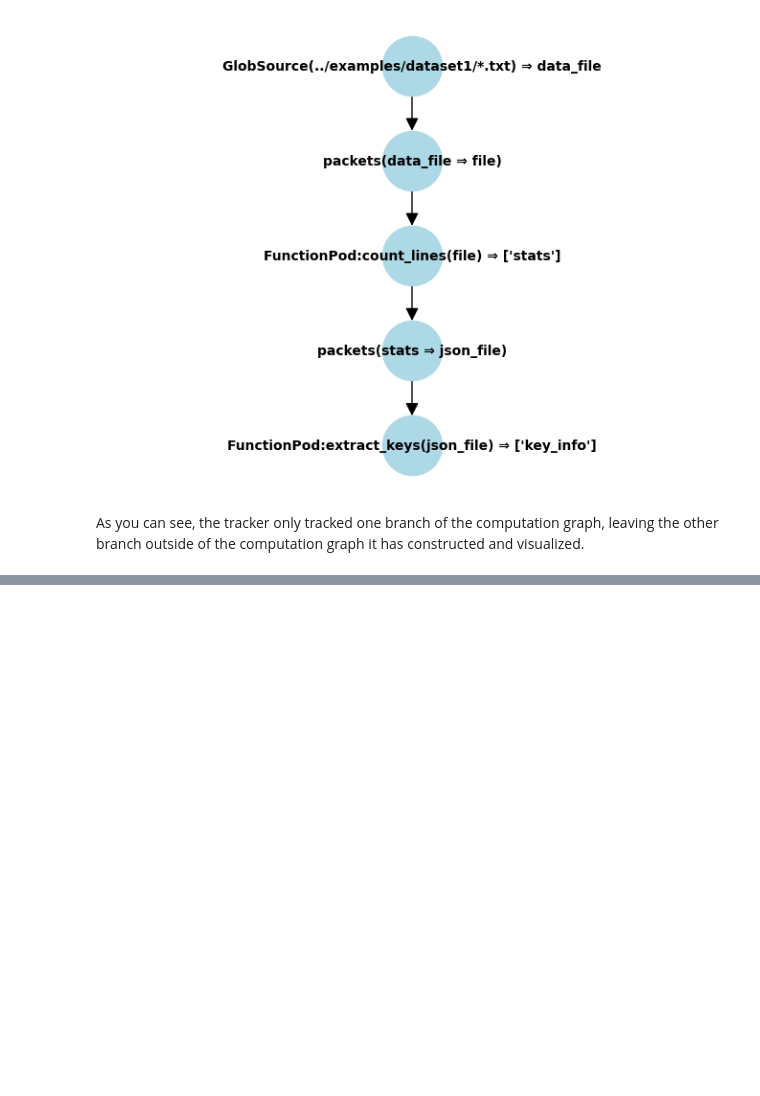
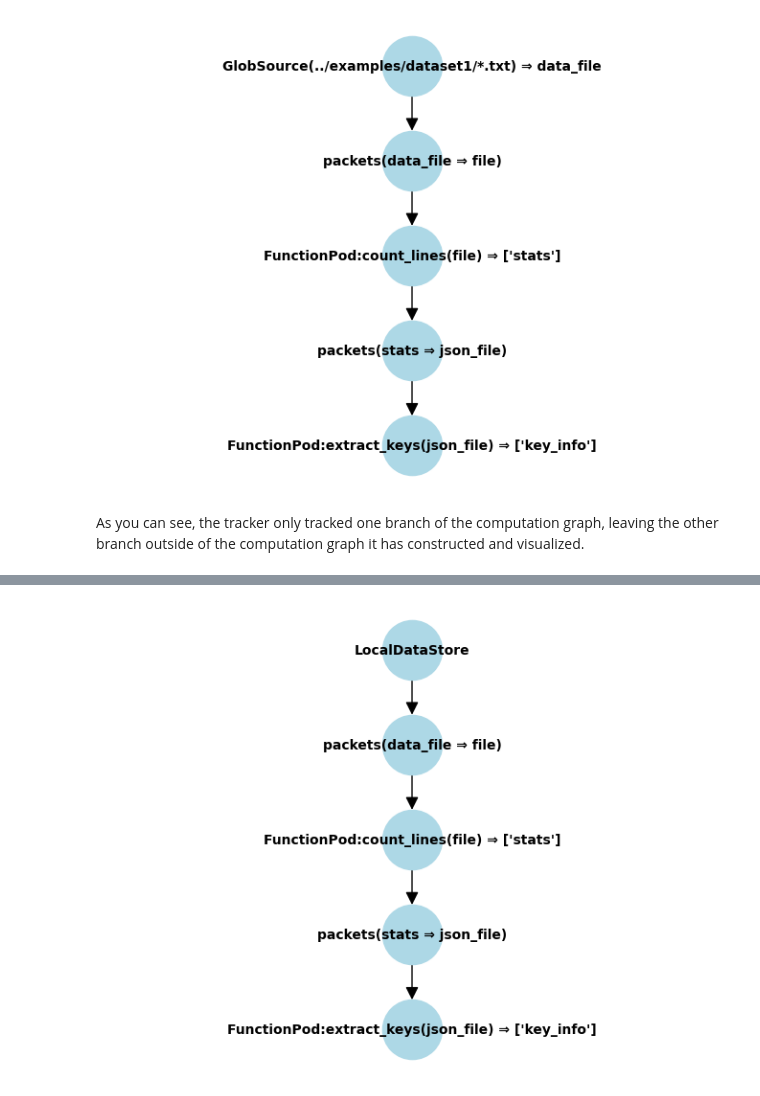
Before and after one commit to walkerlab/orcapod-python, a Jupyter notebook: notebooks/04_orcabridge_tracker.ipynb, the cells around one changed output, grey strips where cells are left out. Drawn from its saved outputs; the diff is of its cells as text; code cells hidden in the pictures; blank space fills up the shorter version.

```diff
--- a/notebooks/04_orcabridge_tracker.ipynb
+++ b/notebooks/04_orcabridge_tracker.ipynb
@@ -127,0 +144,4 @@ As you can see, the tracker only tracked one branch of the computation graph, le
+# %%
+tracker.draw_graph()
+# %% [output]
+[figure, added]
```
Also changed, not shown: parts of 11 cells of this notebook, 8 other files.
